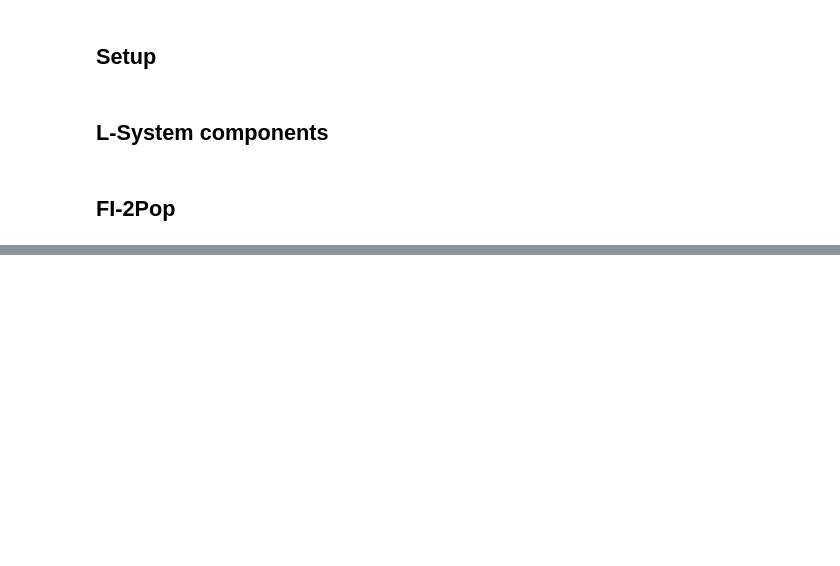
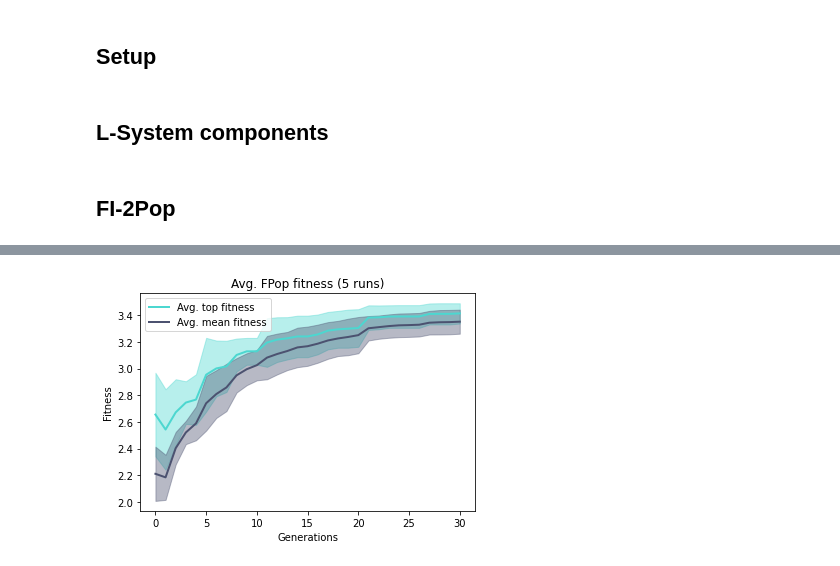
Before and after one commit to arayabrain/space-engineers-ai-spaceship-generator, a Jupyter notebook: l-system/fi2pop-demo.ipynb, the cells around one changed output, grey strips where cells are left out. Drawn from its saved outputs; the diff is of its cells as text; code cells hidden in the pictures; blank space fills up the shorter version.

```diff
--- a/l-system/fi2pop-demo.ipynb
+++ b/l-system/fi2pop-demo.ipynb
@@ -227,0 +305,44 @@ Created Infeasible population of size 20: t:1;m:1.25
+# %%
+if run_experiment:
+    from pcgsepy.config import POP_SIZE
+
+    ffs = np.empty(shape=(N_RUNS, 1 + N_GENS, 2))
+    for r, rv in enumerate(f_fitnesses_hist):
+        for g, gv in enumerate(rv):
+            ffs[r, g, :] = f_fitnesses_hist[r][g][:]
+    ifs = np.empty(shape=(N_RUNS, 1 + N_GENS, 2))
+    for r, rv in enumerate(i_fitnesses_hist):
+        for g, gv in enumerate(rv):
+            ifs[r, g, :] = i_fitnesses_hist[r][g][:]
+
+    with open(f'{EXP_NAME}_metrics.npz', 'wb') as f:
+        np.savez(f, ffs, ifs)
+else:
+    with open(f'{EXP_NAME}_metrics.npz', 'rb') as f:
+        npzfile = np.load(f)
+        ffs = npzfile['ffs']
+        ifs = npzfile['ifs']
+# %%
+import matplotlib.pyplot as plt
+
+ftfs = np.max(ffs, axis=2)
+fmfs = np.mean(ffs, axis=2)
+
+ftm = np.mean(ftfs, axis=0)
+fts = np.std(ftfs, axis=0)
+
+fmm = np.mean(fmfs, axis=0)
+fms = np.std(fmfs, axis=0)
+
+plt.plot(range(len(ftm)), ftm, label=f'Avg. top fitness', c='#4CD7D0', lw=2)
+plt.fill_between(range(len(fts)), (ftm - fts), (ftm + fts), color='#4CD7D0', alpha=0.4)
+plt.plot(range(len(fmm)), fmm, label=f'Avg. mean fitness', c='#4C5270', lw=2)
+plt.fill_between(range(len(fms)), (fmm - fms), (fmm + fms), color='#4C5270', alpha=0.4)
+plt.legend()
+plt.title(f'Avg. FPop fitness ({N_RUNS} runs)')
+plt.ylabel('Fitness')
+plt.xlabel('Generations')
+plt.savefig(f'lsystem-fi2pop-fpop-avgf.png', transparent=True)
+plt.show()
+# %% [output]
+[figure, added]
```
Also changed, not shown: parts of 11 cells of this notebook, 13 other files.
